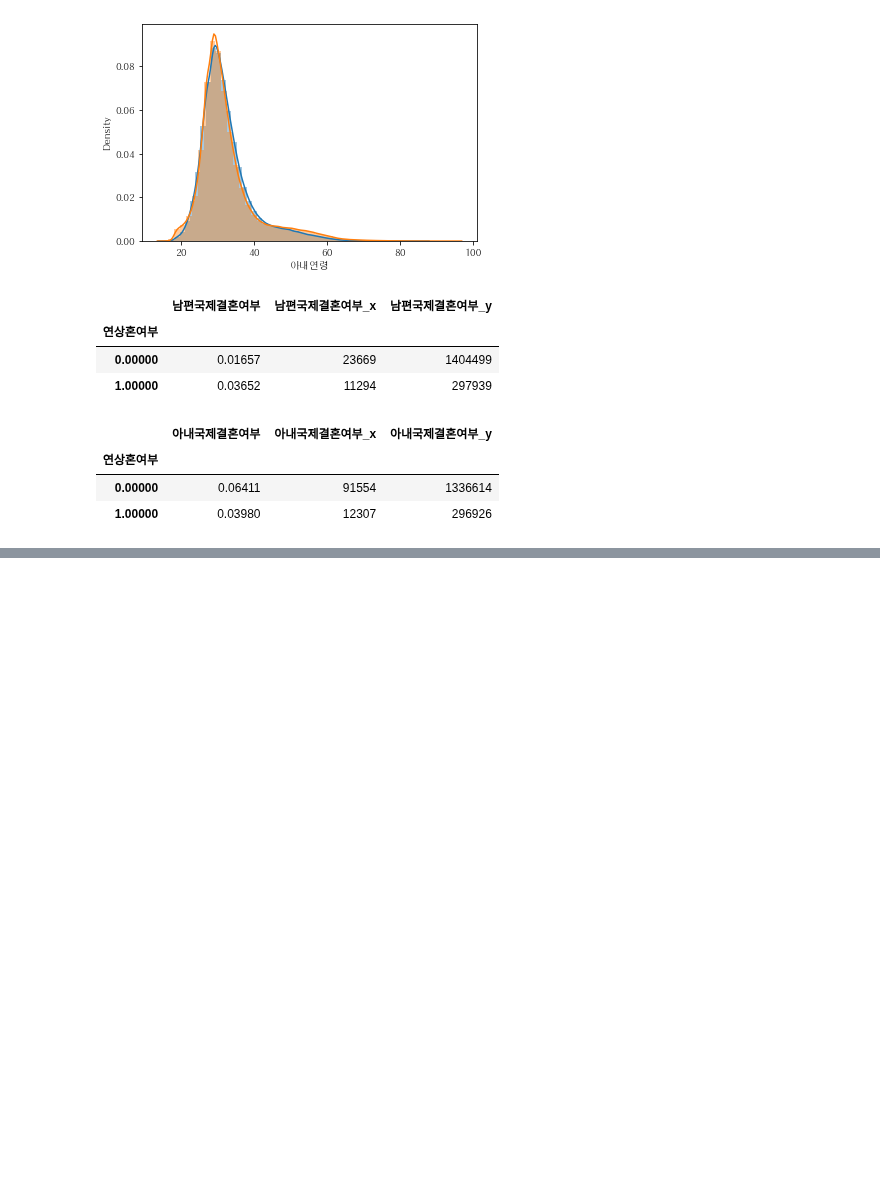
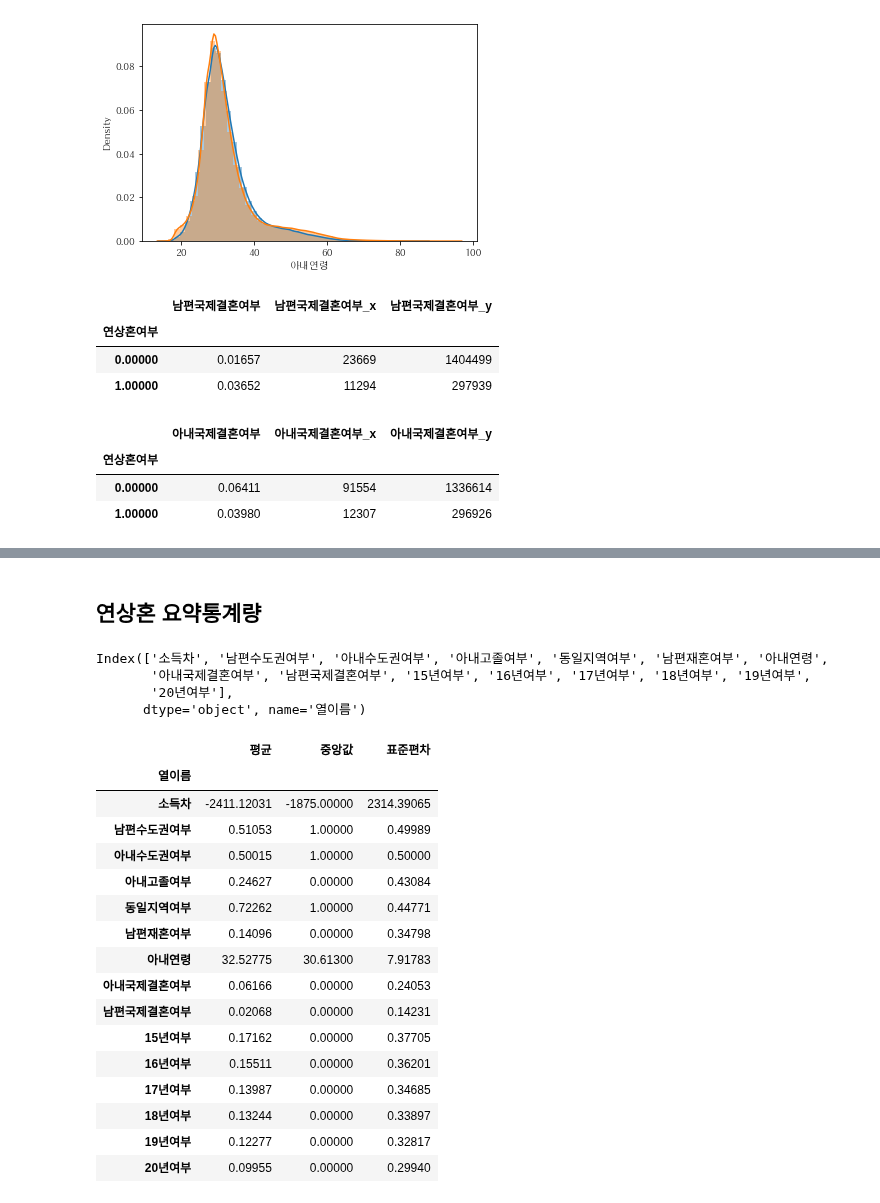
Before and after one commit to ohMinyoung22/science_project, a Jupyter notebook: eda/oldermarriageEDA.ipynb, the cells around one changed output, grey strips where cells are left out. Drawn from its saved outputs; the diff is of its cells as text; code cells hidden in the pictures; blank space fills up the shorter version.

```diff
--- a/eda/oldermarriageEDA.ipynb
+++ b/eda/oldermarriageEDA.ipynb
@@ -703,0 +709,47 @@ d
+# %% [markdown]
+## 연상혼 요약통계량
+# %%
+rows = ['소득차','남편수도권여부','아내수도권여부','아내고졸여부',
+'동일지역여부','남편재혼여부','아내연령','아내국제결혼여부','남편국제결혼여부',
+'15년여부','16년여부','17년여부','18년여부','19년여부','20년여부']
+
+newDf = pd.DataFrame(rows)
+# newDf.set_index(0, inplace=True)
+# %%
+newDf.columns = ['열이름']
+newDf.set_index('열이름', inplace= True)
+# %%
+newDf.index
+# %% [output]
+Index(['소득차', '남편수도권여부', '아내수도권여부', '아내고졸여부', '동일지역여부', '남편재혼여부', '아내연령',
+       '아내국제결혼여부', '남편국제결혼여부', '15년여부', '16년여부', '17년여부', '18년여부', '19년여부',
+       '20년여부'],
+      dtype='object', name='열이름')
+# %%
+for col in newDf.index.unique():
+    newDf.loc[col, '평균'] = dfb[col].mean()
+    newDf.loc[col, '중앙값'] = dfb[col].median()
+    newDf.loc[col, '표준편차'] = dfb[col].std()
+# %%
+newDf
+
+
+# 연상혼 14 ~ 20년 데이터 기준 요약 통계량
+# %% [output]
+|  | 평균 | 중앙값 | 표준편차 |
+| 열이름 |  |  |  |
+| 소득차 | -2411.12031 | -1875.00000 | 2314.39065 |
+| 남편수도권여부 | 0.51053 | 1.00000 | 0.49989 |
+| 아내수도권여부 | 0.50015 | 1.00000 | 0.50000 |
+| 아내고졸여부 | 0.24627 | 0.00000 | 0.43084 |
+| 동일지역여부 | 0.72262 | 1.00000 | 0.44771 |
+| 남편재혼여부 | 0.14096 | 0.00000 | 0.34798 |
+| 아내연령 | 32.52775 | 30.61300 | 7.91783 |
+| 아내국제결혼여부 | 0.06166 | 0.00000 | 0.24053 |
+| 남편국제결혼여부 | 0.02068 | 0.00000 | 0.14231 |
+| 15년여부 | 0.17162 | 0.00000 | 0.37705 |
+| 16년여부 | 0.15511 | 0.00000 | 0.36201 |
+| 17년여부 | 0.13987 | 0.00000 | 0.34685 |
+| 18년여부 | 0.13244 | 0.00000 | 0.33897 |
+| 19년여부 | 0.12277 | 0.00000 | 0.32817 |
+| 20년여부 | 0.09955 | 0.00000 | 0.29940 |
```
Also changed, not shown: parts of 9 cells of this notebook, 1 other file.
